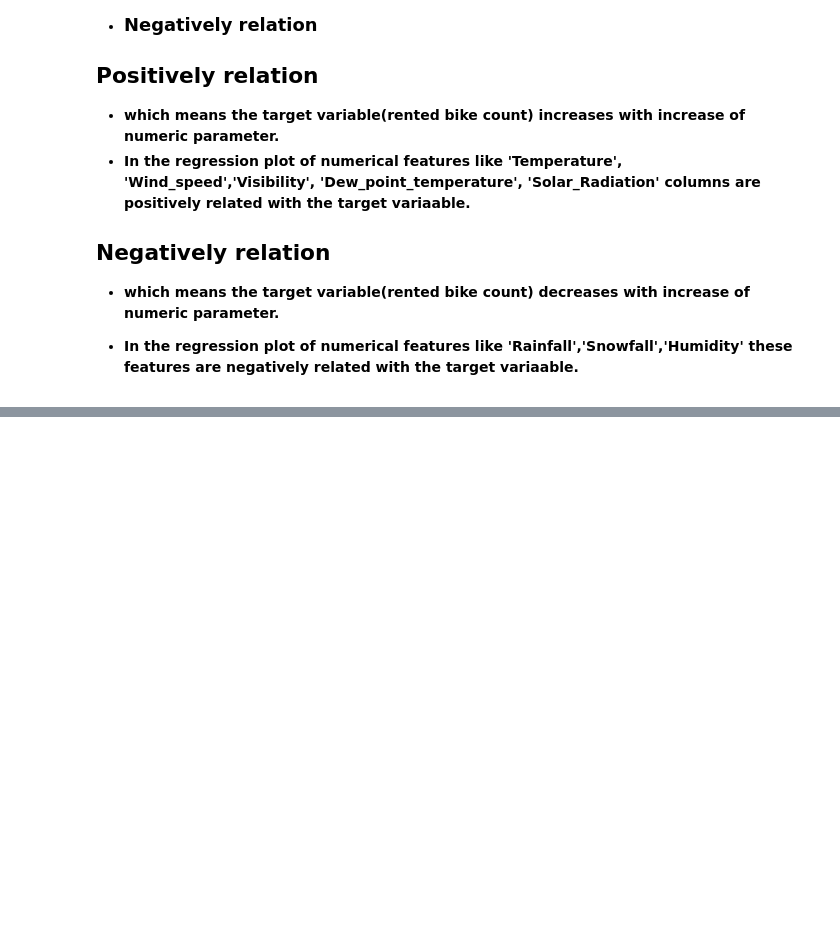
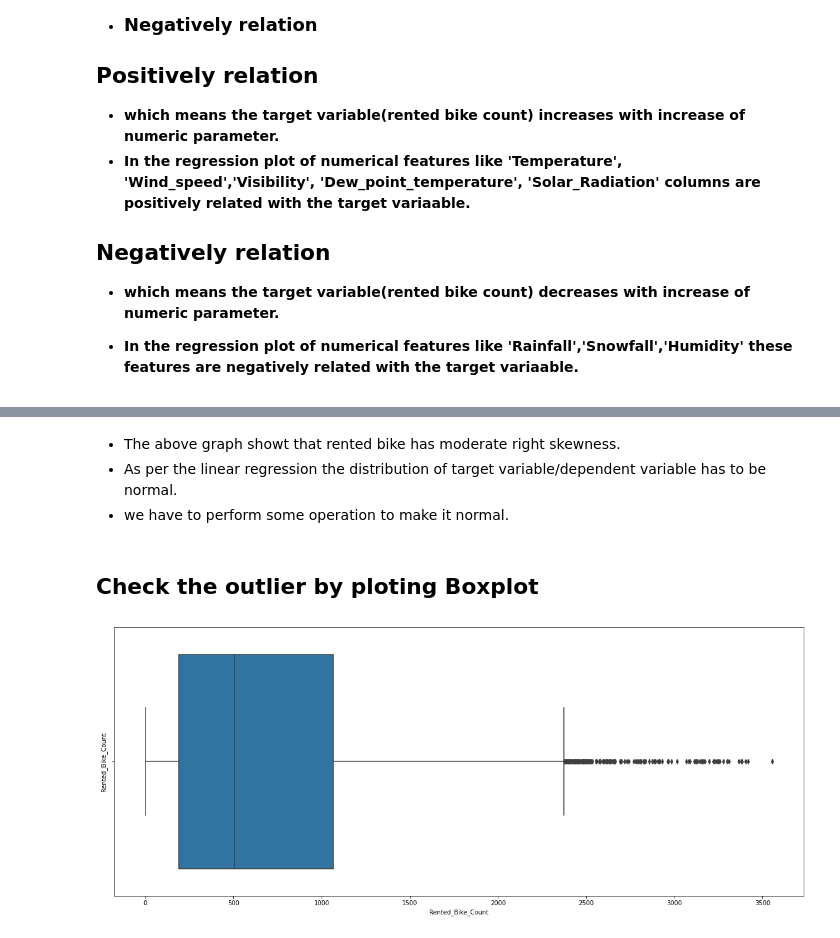
Before and after one commit to kuresh02/Bike-Sharing-Demand-Prediction---Capstone-Project, a Jupyter notebook: Capstone_Project__Sharing_Demand_Prediction.ipynb, the cells around one changed output, grey strips where cells are left out. Cells and saved outputs as stored; diff of their text form; code cells hidden in the pictures; blank space fills up the shorter version.

```diff
--- a/Capstone_Project__Sharing_Demand_Prediction.ipynb
+++ b/Capstone_Project__Sharing_Demand_Prediction.ipynb
@@ -638,0 +650,16 @@ for col in numerical_features:
+# %% [markdown]
+
+
+*   The above graph showt that rented bike has moderate right skewness.
+* As per the linear regression the distribution of target variable/dependent variable has to be normal.
+* we have to perform some operation to make it normal.
+# %% [markdown]
+## **Check the outlier by ploting Boxplot**
+# %%
+#Boxplot of Rented Bike Count to check outliers
+plt.figure(figsize=(20,8))
+plt.ylabel('Rented_Bike_Count')
+sns.boxplot(x=bike_df['Rented_Bike_Count'])
+plt.show()
+# %% [output]
+[figure, added]
```
Also changed, not shown: parts of 14 cells of this notebook.
